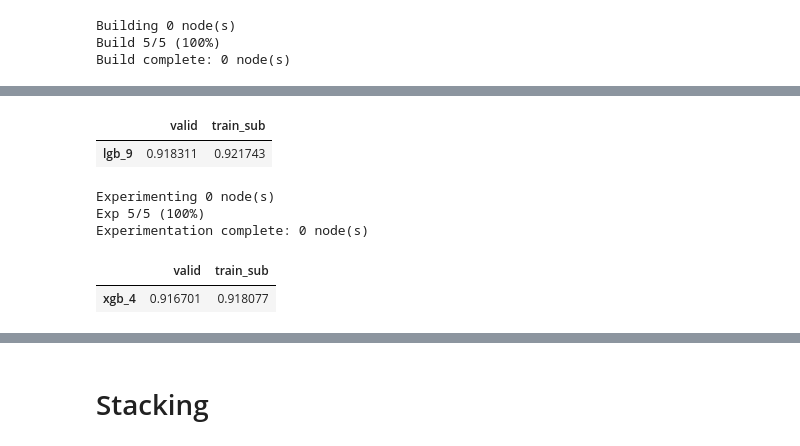
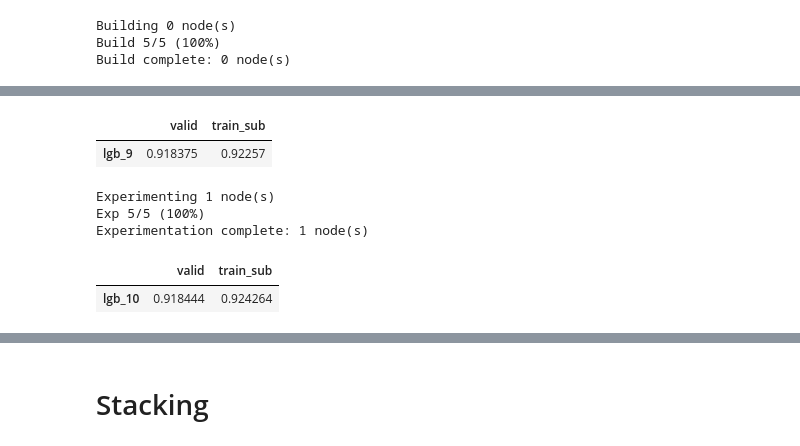
Before and after one commit to sunkusun9/ml-labs, a Jupyter notebook: examples/kaggle_s6e3/4-2.exp_skf5_aug.ipynb, the cells around one changed output, grey strips where cells are left out. Saved outputs shown, nothing was run; the diff lists cells and outputs as text; code cells hidden in the pictures.

```diff
--- a/examples/kaggle_s6e3/4-2.exp_skf5_aug.ipynb
+++ b/examples/kaggle_s6e3/4-2.exp_skf5_aug.ipynb
@@ -286,11 +297,3 @@ e_skf5.build()
 Building 0 node(s)
 Build 5/5 (100%)
 Build complete: 0 node(s)
-# %%
-params = [(3, 2500, 0.05), (4, 1400, 0.05), (5, 2000, 0.025)]
-for i, (max_depth, n_estimators, learning_rate) in enumerate(params):
-    e_skf5.set_node(
-        'xgb_{}'.format(i), grp = 'xgb', edges={'X': [(None, X_bin + X_nom + X_tri + X_num)]},
-        params={'max_depth': max_depth, 'n_estimators': n_estimators, 'learning_rate': learning_rate}
-    )
-e_skf5.exp()
@@ -301,8 +299,0 @@ Experimentation complete: 0 node(s)
-# %%
-params = [(7, 2500, 0.05), (15, 2100, 0.025)]
-for i, (nl, n_estimators, learning_rate) in enumerate(params):
-    e_skf5.set_node(
-        'lgb_{}'.format(i), grp = 'lgb', edges={'X': [(None, X_bin + X_nom + X_tri + X_num)]},
-        params={'num_leaves': nl, 'n_estimators': n_estimators, 'learning_rate': learning_rate}
-    )
-e_skf5.exp()
@@ -327,7 +299,0 @@ e_skf5.get_collector('AUC').get_metrics_agg()[0].sort_values('valid', ascending
-# %%
-i = 3
-e_skf5.set_node(
-    'lgb_{}'.format(i), grp = 'lgb', edges={'X': [(None, X_bin + X_nom + X_bin2 + X_num), ('kbin', None), ('rb', None)]},
-    params={'num_leaves': 7, 'n_estimators': 2500, 'learning_rate': 0.05}
-)
-e_skf5.exp()
@@ -357,8 +313,0 @@ Experimentation complete: 0 node(s)
-# %%
-i = 5
-e_skf5.set_node(
-    'lgb_{}'.format(i), grp = 'lgb', edges={'X': [(None, X_bin + X_nom + X_bin2 + X_num), ('kbin', None), ('rb', None), ('tgt_num', None), ('freq_num', None), ('expr3', None)]},
-    params={'num_leaves': 7, 'n_estimators': 2500, 'learning_rate': 0.05}
-)
-e_skf5.exp()
-e_skf5.get_collector('AUC').get_metrics_agg('lgb_{}'.format(i))[0].sort_values('valid', ascending = False)
@@ -418,7 +361,7 @@ i = 9
 e_skf5.set_node(
     'lgb_{}'.format(i), grp = 'lgb', edges={
         'X': [(None, X_bin + X_nom + X_bin2 + X_num), ('kbin', None), ('rb', None), ('tgt_num', None), ('freq_num', None), ('expr4', None), ('expr5', None), ('tgt_bigram', None), ('tgt_trigram', None)]
-    }, params={'num_leaves': 7, 'n_estimators': 2500, 'learning_rate': 0.05, 'colsample_bytree':0.5}
+    }, params={'num_leaves': 7, 'n_estimators': 3000, 'learning_rate': 0.05, 'colsample_bytree':0.5}
 )
 e_skf5.exp()
 e_skf5.get_collector('AUC').get_metrics_agg('lgb_{}'.format(i))[0].sort_values('valid', ascending = False)
@@ -428,23 +370,22 @@ Experimenting 1 node(s)
 Exp 5/5 (100%)
 Experimentation complete: 1 node(s)
 |  | valid | train_sub |
-| lgb_9 | 0.918311 | 0.921743 |
+| lgb_9 | 0.918375 | 0.92257 |
-# %%
-i = 4
-e_skf5.set_node(
-    'xgb_{}'.format(i), grp = 'xgb', edges={'X': [(None, X_bin + X_nom + X_bin2 + X_num), ('kbin', None), ('rb', None)]},
-    params={'max_depth': 3, 'n_estimators': 2500, 'learning_rate': 0.05}
-)
-e_skf5.exp()
-# %% [output]
-Experimenting 0 node(s)
-Exp 5/5 (100%)
-Experimentation complete: 0 node(s)
-# %%
-e_skf5.get_collector('AUC').get_metrics_agg('xgb_4')[0].sort_values('valid', ascending = False)
-# %% [output]
-|  | valid | train_sub |
-| xgb_4 | 0.916701 | 0.918077 |
+# %%
+i = 10
+e_skf5.set_node(
+    'lgb_{}'.format(i), grp = 'lgb', edges={
+        'X': [(None, X_bin + X_nom + X_bin2 + X_num), ('kbin', None), ('rb', None), ('tgt_num', None), ('freq_num', None), ('expr4', None), ('expr5', None), ('tgt_bigram', None), ('tgt_trigram', None)]
+    }, params={'num_leaves': 31, 'n_estimators': 2000, 'learning_rate': 0.02, 'colsample_bytree':0.25}
+)
+e_skf5.exp()
+e_skf5.get_collector('AUC').get_metrics_agg('lgb_{}'.format(i))[0].sort_values('valid', ascending = False)
+# %% [output]
+Experimenting 1 node(s)
+Exp 5/5 (100%)
+Experimentation complete: 1 node(s)
+|  | valid | train_sub |
+| lgb_10 | 0.918444 | 0.924264 |
 # %%
 i = 5
 e_skf5.set_node(
```
Also changed, not shown: parts of 46 cells of this notebook, 9 other files.
